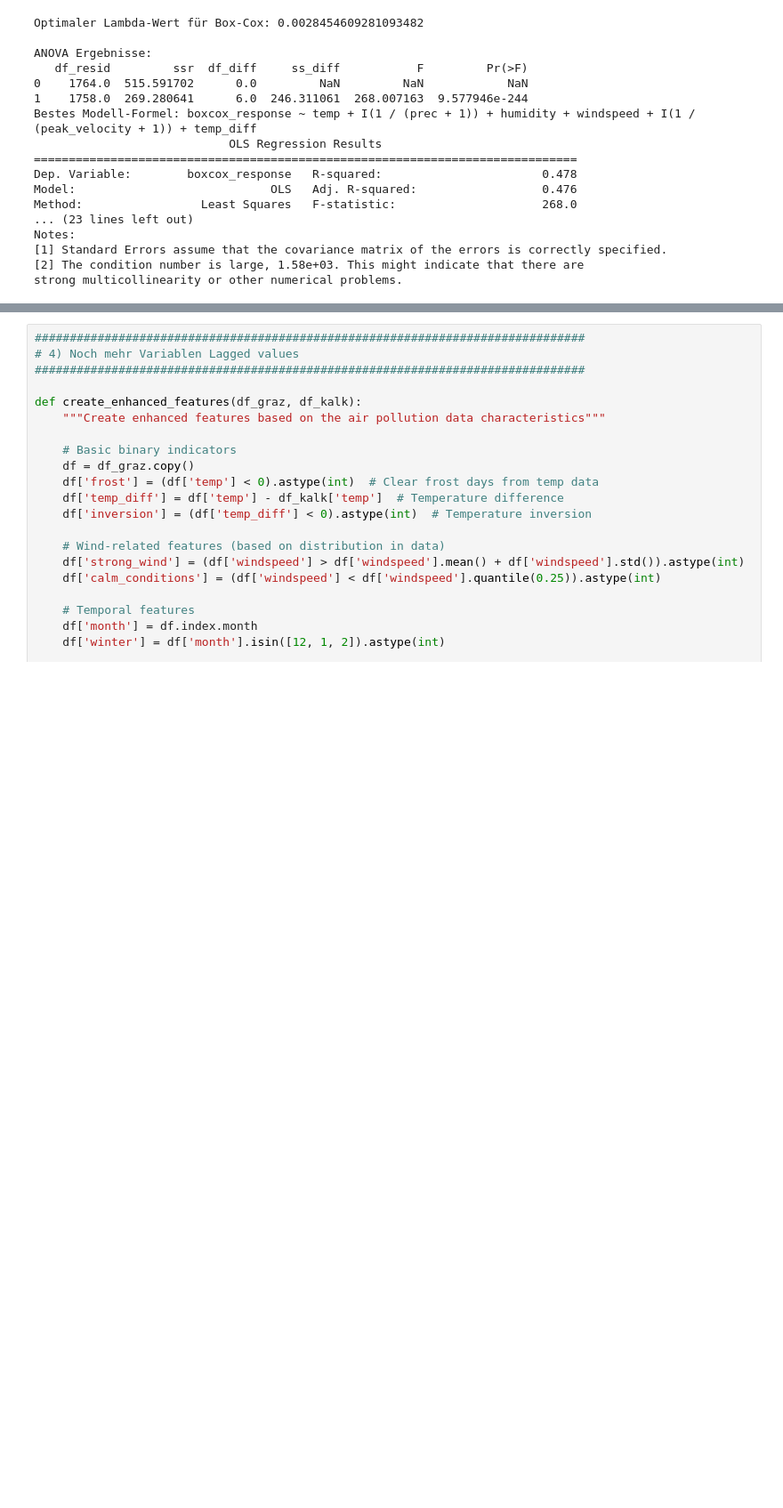
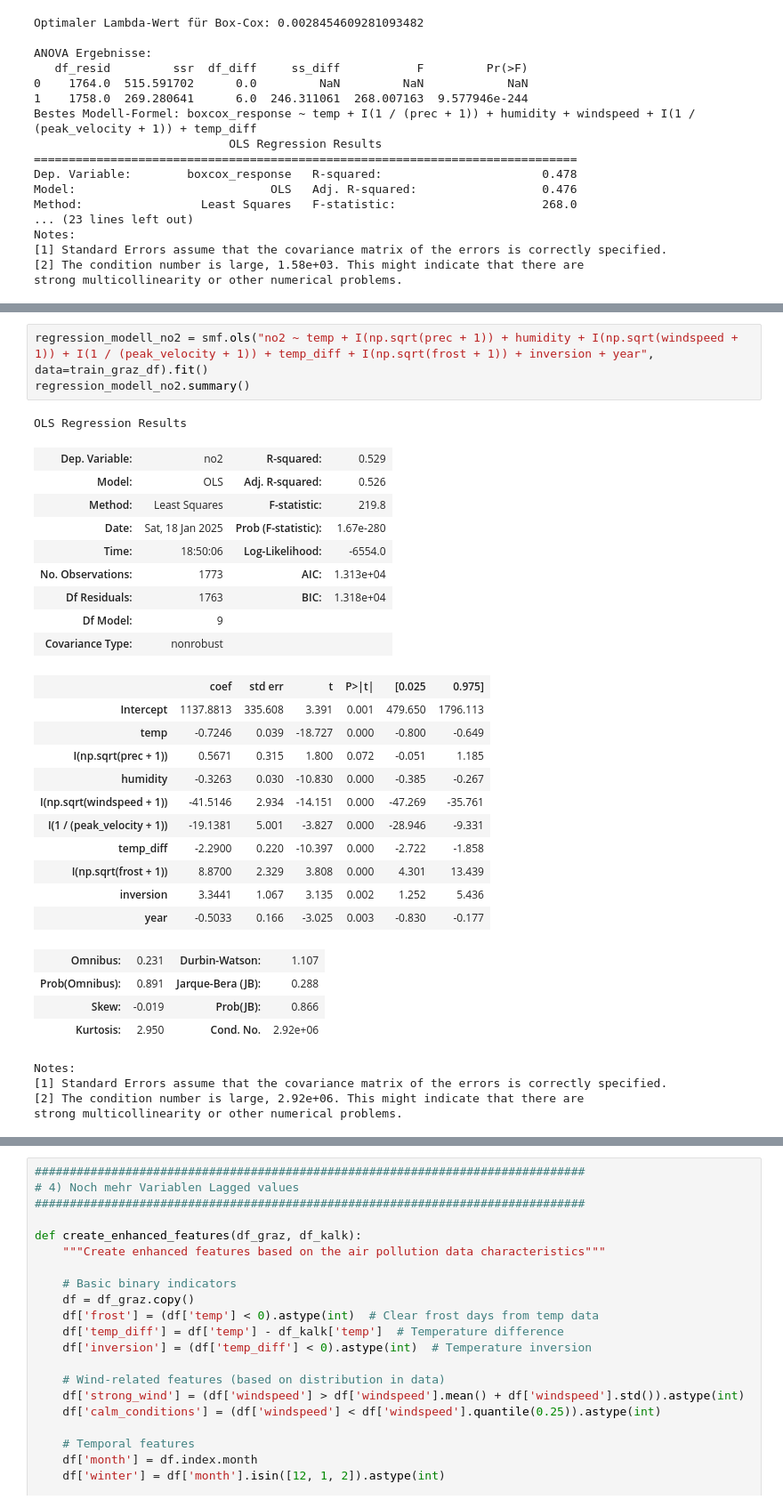
Before and after one commit to Veit-Kramer-Schoeggl/statistik_A02, a Jupyter notebook: A02-TeamA.ipynb, the cells around one changed output, grey strips where cells are left out. Shown at 89% size. Cells and saved outputs as stored; diff of their text form; blank space fills up the shorter version.

Commit message:
adds lagged variables

```diff
--- a/A02-TeamA.ipynb
+++ b/A02-TeamA.ipynb
@@ -612,0 +615,33 @@ Optimaler Lambda-Wert für Box-Cox: 0.24674971146620103
+# %%
+regression_modell_no2 = smf.ols("no2 ~ temp + I(np.sqrt(prec + 1)) + humidity + I(np.sqrt(windspeed + 1)) + I(1 / (peak_velocity + 1)) + temp_diff + I(np.sqrt(frost + 1)) + inversion + year", data=train_graz_df).fit()
+regression_modell_no2.summary()
+# %% [output]
+OLS Regression Results
+| Dep. Variable: | no2 | R-squared: | 0.529 |
+| Model: | OLS | Adj. R-squared: | 0.526 |
+| Method: | Least Squares | F-statistic: | 219.8 |
+| Date: | Sat, 18 Jan 2025 | Prob (F-statistic): | 1.67e-280 |
+| Time: | 18:50:06 | Log-Likelihood: | -6554.0 |
+| No. Observations: | 1773 | AIC: | 1.313e+04 |
+| Df Residuals: | 1763 | BIC: | 1.318e+04 |
+| Df Model: | 9 |  |  |
+| Covariance Type: | nonrobust |  |  |
+|  | coef | std err | t | P>|t| | [0.025 | 0.975] |
+| Intercept | 1137.8813 | 335.608 | 3.391 | 0.001 | 479.650 | 1796.113 |
+| temp | -0.7246 | 0.039 | -18.727 | 0.000 | -0.800 | -0.649 |
+| I(np.sqrt(prec + 1)) | 0.5671 | 0.315 | 1.800 | 0.072 | -0.051 | 1.185 |
+| humidity | -0.3263 | 0.030 | -10.830 | 0.000 | -0.385 | -0.267 |
+| I(np.sqrt(windspeed + 1)) | -41.5146 | 2.934 | -14.151 | 0.000 | -47.269 | -35.761 |
+| I(1 / (peak_velocity + 1)) | -19.1381 | 5.001 | -3.827 | 0.000 | -28.946 | -9.331 |
+| temp_diff | -2.2900 | 0.220 | -10.397 | 0.000 | -2.722 | -1.858 |
+| I(np.sqrt(frost + 1)) | 8.8700 | 2.329 | 3.808 | 0.000 | 4.301 | 13.439 |
+| inversion | 3.3441 | 1.067 | 3.135 | 0.002 | 1.252 | 5.436 |
+| year | -0.5033 | 0.166 | -3.025 | 0.003 | -0.830 | -0.177 |
+| Omnibus: | 0.231 | Durbin-Watson: | 1.107 |
+| Prob(Omnibus): | 0.891 | Jarque-Bera (JB): | 0.288 |
+| Skew: | -0.019 | Prob(JB): | 0.866 |
+| Kurtosis: | 2.950 | Cond. No. | 2.92e+06 |
+Notes:
+[1] Standard Errors assume that the covariance matrix of the errors is correctly specified.
+[2] The condition number is large, 2.92e+06. This might indicate that there are
+strong multicollinearity or other numerical problems.
```
Also changed, not shown: parts of 3 cells of this notebook.
